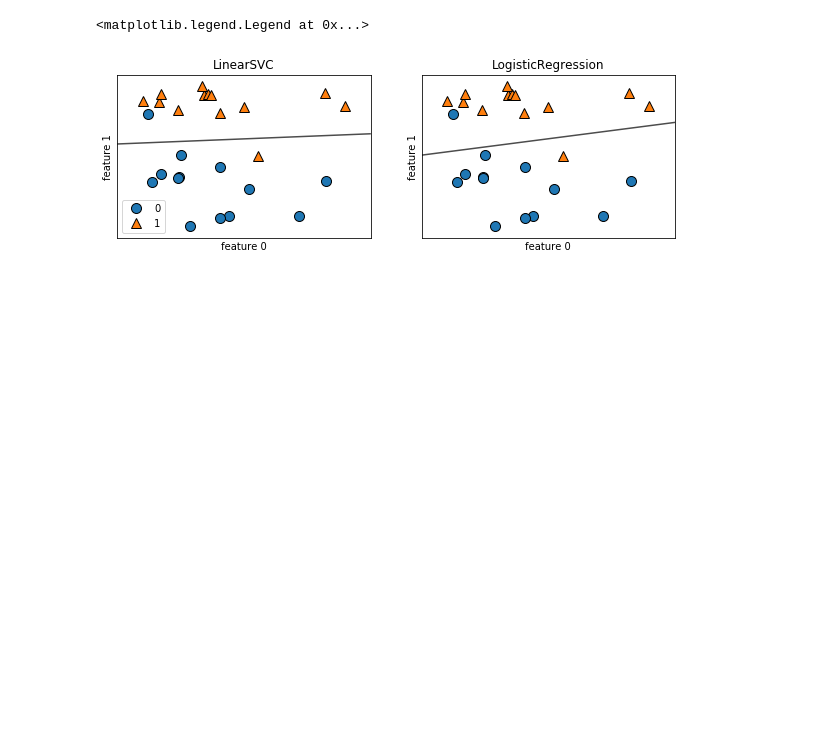
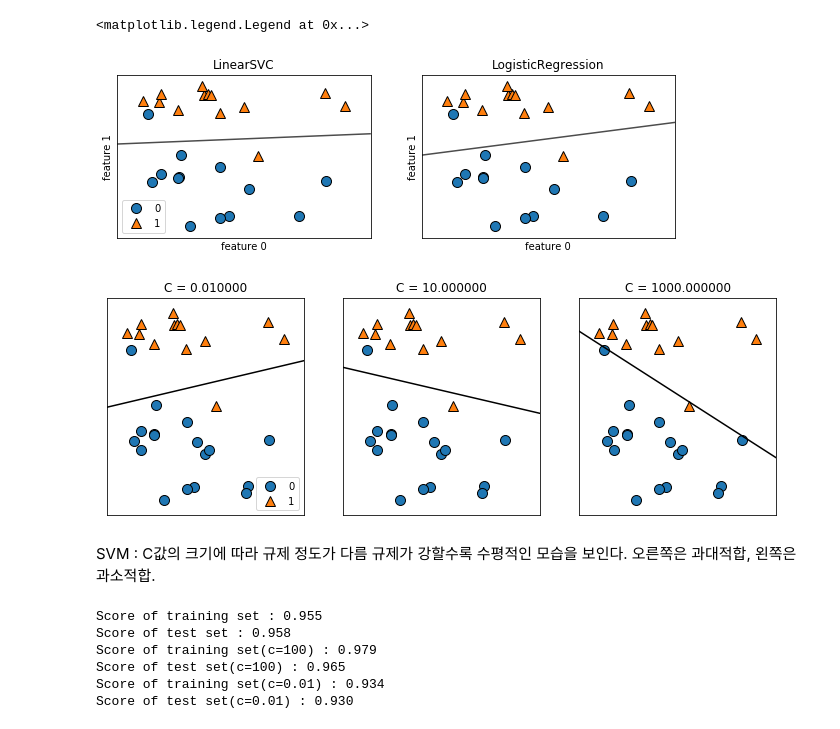
Before and after one commit to lovablebaby/DataScience, a Jupyter notebook: IntroductionToML_ScikitLearn/Introduction to ML with python_ch2.ipynb, the cells around one changed output. Drawn from its saved outputs; the diff is of its cells as text; code cells hidden in the pictures; blank space fills up the shorter version.

```diff
--- a/IntroductionToML_ScikitLearn/Introduction to ML with python_ch2.ipynb
+++ b/IntroductionToML_ScikitLearn/Introduction to ML with python_ch2.ipynb
@@ -412,3 +412,40 @@ axes[0].legend()
 # %% [output]
 <matplotlib.legend.Legend at 0x...>
 [figure]
+# %%
+mglearn.plots.plot_linear_svc_regularization()
+# %% [output]
+[figure, added]
+# %% [markdown]
+SVM : C값의 크기에 따라 규제 정도가 다름
+규제가 강할수록 수평적인 모습을 보인다. 오른쪽은 과대적합, 왼쪽은 과소적합.
+# %%
+from sklearn.datasets import load_breast_cancer
+cancer = load_breast_cancer()
+
+X_train, X_test, y_train, y_test = train_test_split(cancer.data,
+                                                    cancer.target, stratify = cancer.target,
+                                                   random_state=42)
+
+## logreg(default C=1) : 과소적합
+logreg = LogisticRegression().fit(X_train, y_train)
+print("Score of training set : {:.3f}".format(logreg.score(X_train, y_train)))
+print("Score of test set : {:.3f}".format(logreg.score(X_test, y_test)))
+
+## logreg(C=100) : 정확도가 높아짐
+logreg100 = LogisticRegression(C=100).fit(X_train, y_train)
+print("Score of training set(c=100) : {:.3f}".format(logreg100.score(X_train, y_train)))
+print("Score of test set(c=100) : {:.3f}".format(logreg100.score(X_test, y_test)))
+
+
+## logreg(C=0.01)
+logreg001 = LogisticRegression(C=0.01).fit(X_train, y_train)
+print("Score of training set(c=0.01) : {:.3f}".format(logreg001.score(X_train, y_train)))
+print("Score of test set(c=0.01) : {:.3f}".format(logreg001.score(X_test, y_test)))
+# %% [output]
+Score of training set : 0.955
+Score of test set : 0.958
+Score of training set(c=100) : 0.979
+Score of test set(c=100) : 0.965
+Score of training set(c=0.01) : 0.934
+Score of test set(c=0.01) : 0.930
```
Also changed, not shown: parts of 8 cells of this notebook, 1 other file.
